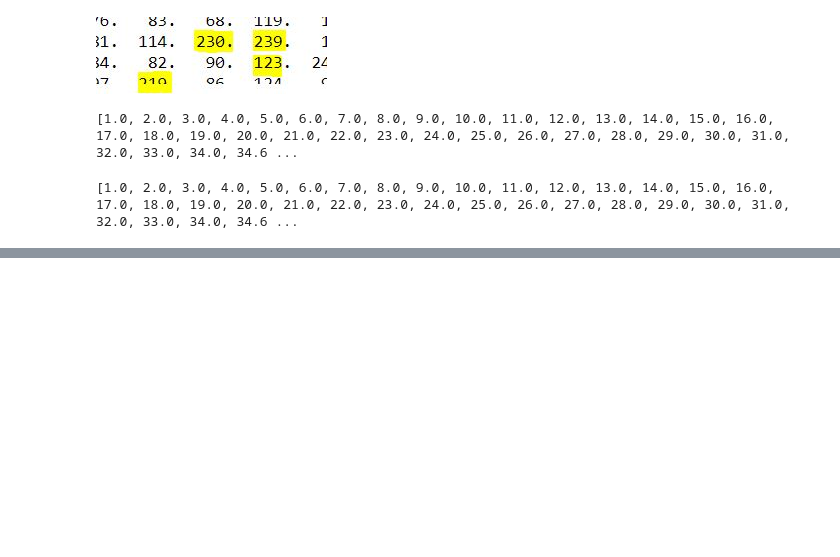
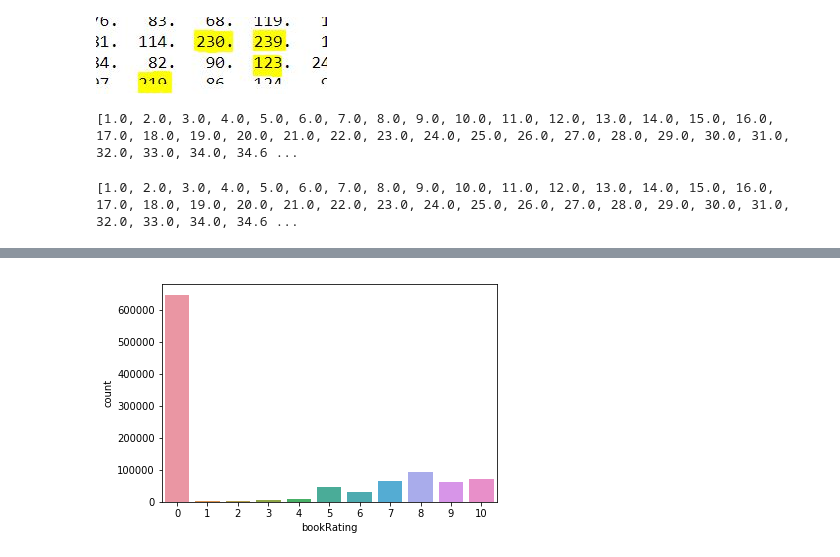
Before and after one commit to johnty05/bookSuggestorSystem, a Jupyter notebook: bookSuggestor.ipynb, the cells around one changed output, grey strips where cells are left out. Saved outputs shown, nothing was run; the diff lists cells and outputs as text; code cells hidden in the pictures; blank space fills up the shorter version.

Commit message:
All the cleaning tasks have been done
We are able to see the ratings graph now for all the books

```diff
--- a/bookSuggestor.ipynb
+++ b/bookSuggestor.ipynb
@@ -293,0 +328,8 @@ print(sorted(users.age.unique()))
+# %%
+updRating=rating[rating.ISBN.isin(books.ISBN)]
+updRating=updRating[updRating.userId.isin(users.userId)]
+# %%
+sns.countplot(data=updRating[updRating.bookRating>=0],x='bookRating')
+plt.show()
+# %% [output]
+[figure, added]
```
Also changed, not shown: parts of 5 cells of this notebook.
